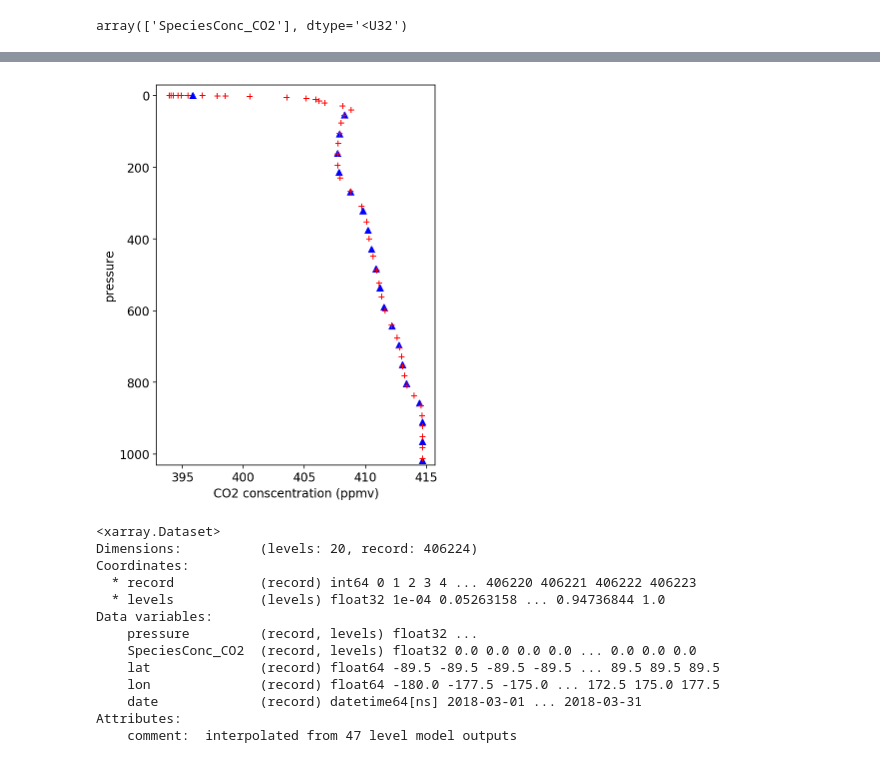
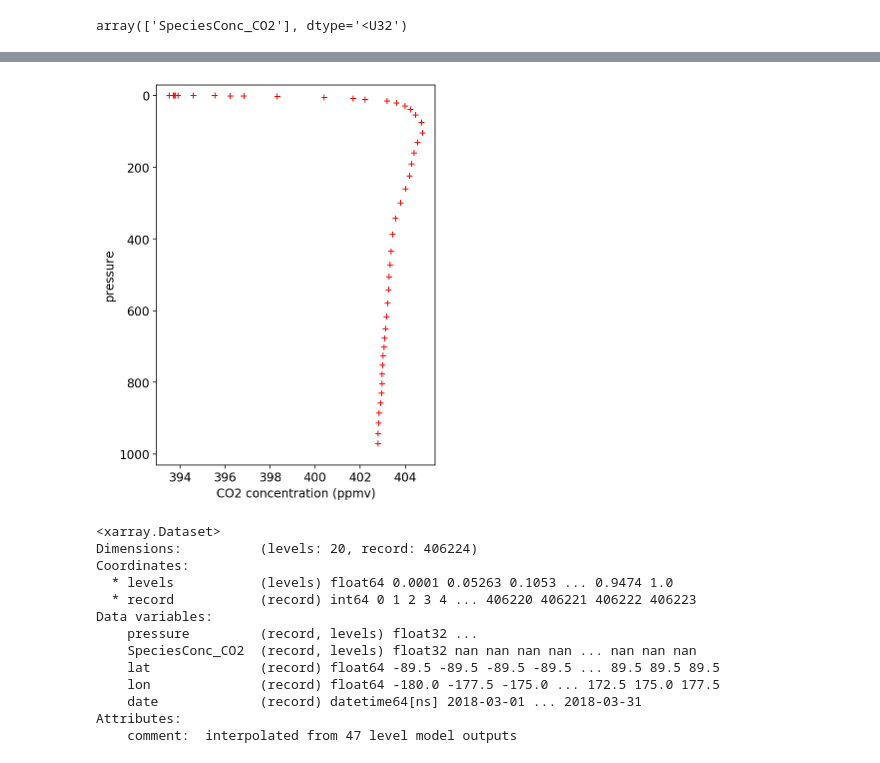
Before and after one commit to MehliyarSadiq/geoschem_simulations, a Jupyter notebook: inversion/satellite/oco-2/model_process.3.interpolate_2_satellite.ipynb, the cells around one changed output, grey strips where cells are left out. Cells and saved outputs as stored; diff of their text form; code cells hidden in the pictures.

```diff
--- a/inversion/satellite/oco-2/model_process.3.interpolate_2_satellite.ipynb
+++ b/inversion/satellite/oco-2/model_process.3.interpolate_2_satellite.ipynb
@@ -17,15 +17,16 @@ import matplotlib.pyplot as plt
 import re
 # %%
 # month of the simulation
-month  = 3     # 1,2,3
+month = 3     # 1,2,3
+year  = 2018
 case_name = 'CO2-2018'
 # %%
 if(month >= 10):
-    model_file = '2d_ts_satellite.2018' + str(month) + '.nc'
-    satellite_file = '2d_OCO2_extract_2018' + str(month) + '.nc'
+    model_file = '2d_ts_satellite.'+ str(year) + str(month) + '.nc'
+    satellite_file = '2d_OCO2_extract_' + str(year) + str(month) + '.nc'
 else:
-    model_file = '2d_ts_satellite.20180' + str(month) + '.nc'
-    satellite_file = '2d_OCO2_extract_20180' + str(month) + '.nc'
+    model_file = '2d_ts_satellite.' + str(year) + '0' + str(month) + '.nc'
+    satellite_file = '2d_OCO2_extract_'+ str(year) + '0' + str(month) + '.nc'
 # %%
 # Name and path of inputs and outputs
 input_directory = '/geos/u73/msadiq/GEOS-Chem/rundirs/ensemble_runs/' + case_name + '/nd51/'
@@ -143,7 +152,9 @@ array(['SpeciesConc_CO2'], dtype='<U32')
 # temporary 2d dataarray to save interpolated data
 tmp = xr.DataArray(data = 0,
                    dims=('record', 'levels'),
-                   coords=[record, ds_satellite.coords['levels']])
+                   coords=[record, ds_model.levels])
 tmp = tmp.astype(dtype = 'float32')
-tmp
+print(tmp)
+for ivar in needed_vars: interpolated[ivar] = tmp.copy()
+interpolated
 # %% [output]
@@ -161,4 +179,0 @@ Coordinates:
-# %%
-for ivar in needed_vars:
-    interpolated[ivar] = tmp.copy()
-interpolated
@@ -210,26 +216,26 @@ for ivar in noneed_interp:
     interpolated[ivar] = ds_model[ivar].copy()
 # %%
 # after interpolation
-irecord = 336231
+irecord = 80503
 varname = 'SpeciesConc_CO2'
 x_co2_after    = interpolated[varname][irecord,:]
 y_press_after  = interpolated['pressure'][irecord,:]
 
 x_co2_before   = ds_model[varname][irecord,:]
 y_press_before = profile_press_mod[irecord]
 
 fig, ax = plt.subplots(figsize=[5,7])
 
 ax.plot(x_co2_after*1e-3, y_press_after, 'b^')
 ax.plot(x_co2_before*1e-3, y_press_before, 'r+')
 ax.set_ylim(1030,-30)
 #ax.set_xlim(390,413)
-ax.set_xlabel('CO2 conscentration (ppmv)')
+ax.set_xlabel('CO2 concentration (ppmv)')
 ax.set_ylabel('pressure')
 
 plt.show()
 # %% [output]
-[figure, old version]
+[figure, new version]
 # %%
 interpolated.attrs['comment'] = 'interpolated from 47 level model outputs'
 interpolated.to_netcdf(output_file)
@@ -239,11 +245,11 @@ interpolated
 <xarray.Dataset>
 Dimensions:          (levels: 20, record: 406224)
 Coordinates:
+  * levels           (levels) float64 0.0001 0.05263 0.1053 ... 0.9474 1.0
   * record           (record) int64 0 1 2 3 4 ... 406220 406221 406222 406223
-  * levels           (levels) float32 1e-04 0.05263158 ... 0.94736844 1.0
 Data variables:
     pressure         (record, levels) float32 ...
-    SpeciesConc_CO2  (record, levels) float32 0.0 0.0 0.0 0.0 ... 0.0 0.0 0.0
+    SpeciesConc_CO2  (record, levels) float32 nan nan nan nan ... nan nan nan
     lat              (record) float64 -89.5 -89.5 -89.5 -89.5 ... 89.5 89.5 89.5
     lon              (record) float64 -180.0 -177.5 -175.0 ... 172.5 175.0 177.5
     date             (record) datetime64[ns] 2018-03-01 ... 2018-03-31
```
Also changed, not shown: parts of 6 cells of this notebook, 7 other files.
